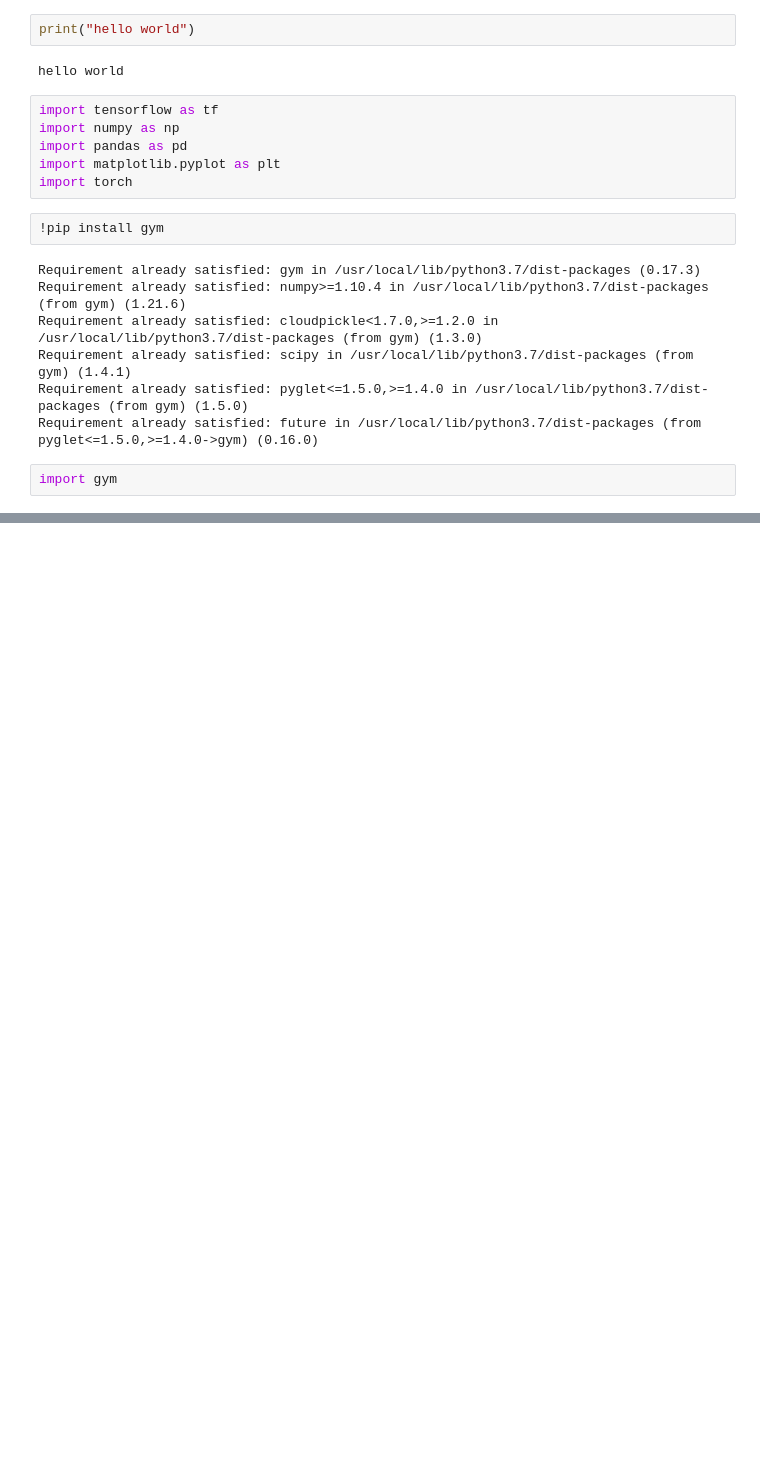
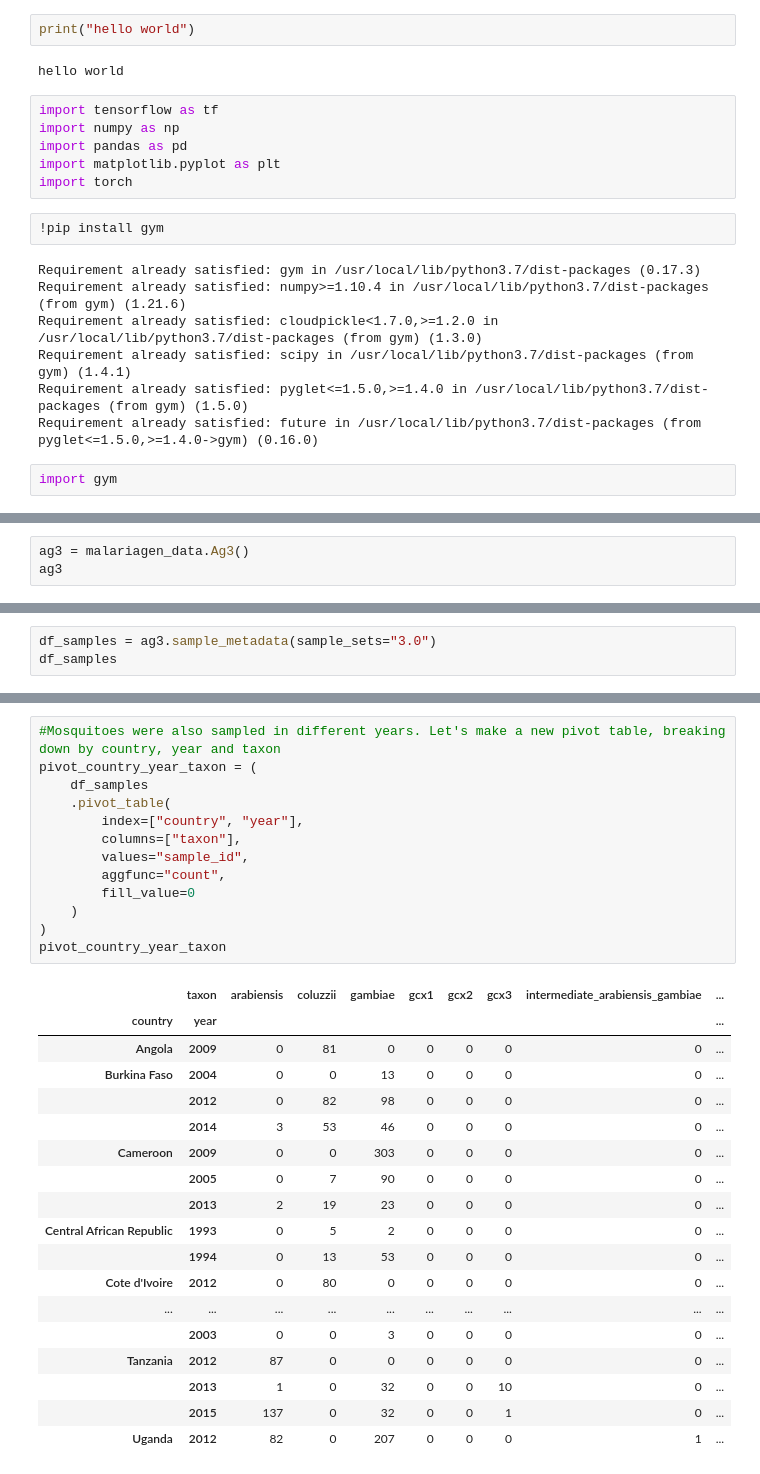
Before and after one commit to tusubirarita/My-Repo, a Jupyter notebook: colabintrotutorial.ipynb, the cells around one changed output, grey strips where cells are left out. Saved outputs shown, nothing was run; the diff lists cells and outputs as text; blank space fills up the shorter version.

```diff
--- a/colabintrotutorial.ipynb
+++ b/colabintrotutorial.ipynb
@@ -27,0 +149,3 @@ import gym
+# %%
+ag3 = malariagen_data.Ag3()
+ag3
@@ -27,0 +165,3 @@ import gym
+# %%
+df_samples = ag3.sample_metadata(sample_sets="3.0")
+df_samples
@@ -27,0 +314,32 @@ import gym
+# %%
+#Mosquitoes were also sampled in different years. Let's make a new pivot table, breaking down by country, year and taxon
+pivot_country_year_taxon = (
+    df_samples
+    .pivot_table(
+        index=["country", "year"],
+        columns=["taxon"],
+        values="sample_id",
+        aggfunc="count",
+        fill_value=0
+    )
+)
+pivot_country_year_taxon
+# %% [output]
+|  | taxon | arabiensis | coluzzii | gambiae | gcx1 | gcx2 | gcx3 | intermediate_arabiensis_gambiae | ... |
+| country | year |  |  |  |  |  |  |  | ... |
+| Angola | 2009 | 0 | 81 | 0 | 0 | 0 | 0 | 0 | ... |
+| Burkina Faso | 2004 | 0 | 0 | 13 | 0 | 0 | 0 | 0 | ... |
+|  | 2012 | 0 | 82 | 98 | 0 | 0 | 0 | 0 | ... |
+|  | 2014 | 3 | 53 | 46 | 0 | 0 | 0 | 0 | ... |
+| Cameroon | 2009 | 0 | 0 | 303 | 0 | 0 | 0 | 0 | ... |
+|  | 2005 | 0 | 7 | 90 | 0 | 0 | 0 | 0 | ... |
+|  | 2013 | 2 | 19 | 23 | 0 | 0 | 0 | 0 | ... |
+| Central African Republic | 1993 | 0 | 5 | 2 | 0 | 0 | 0 | 0 | ... |
+|  | 1994 | 0 | 13 | 53 | 0 | 0 | 0 | 0 | ... |
+| Cote d'Ivoire | 2012 | 0 | 80 | 0 | 0 | 0 | 0 | 0 | ... |
+| ... | ... | ... | ... | ... | ... | ... | ... | ... | ... |
+|  | 2003 | 0 | 0 | 3 | 0 | 0 | 0 | 0 | ... |
+| Tanzania | 2012 | 87 | 0 | 0 | 0 | 0 | 0 | 0 | ... |
+|  | 2013 | 1 | 0 | 32 | 0 | 0 | 10 | 0 | ... |
+|  | 2015 | 137 | 0 | 32 | 0 | 0 | 1 | 0 | ... |
+| Uganda | 2012 | 82 | 0 | 207 | 0 | 0 | 0 | 1 | ... |
```
Also changed, not shown: parts of 45 cells of this notebook.
